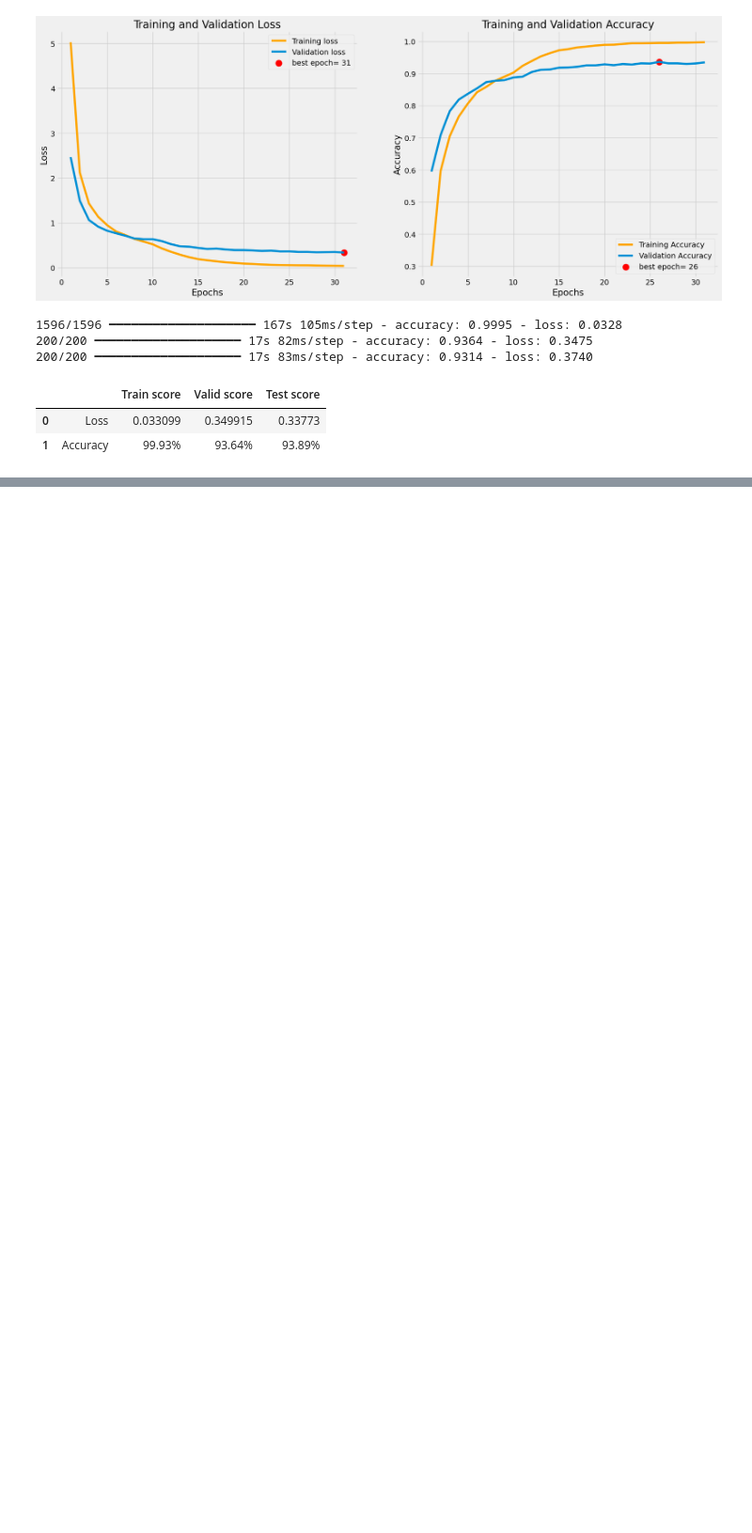
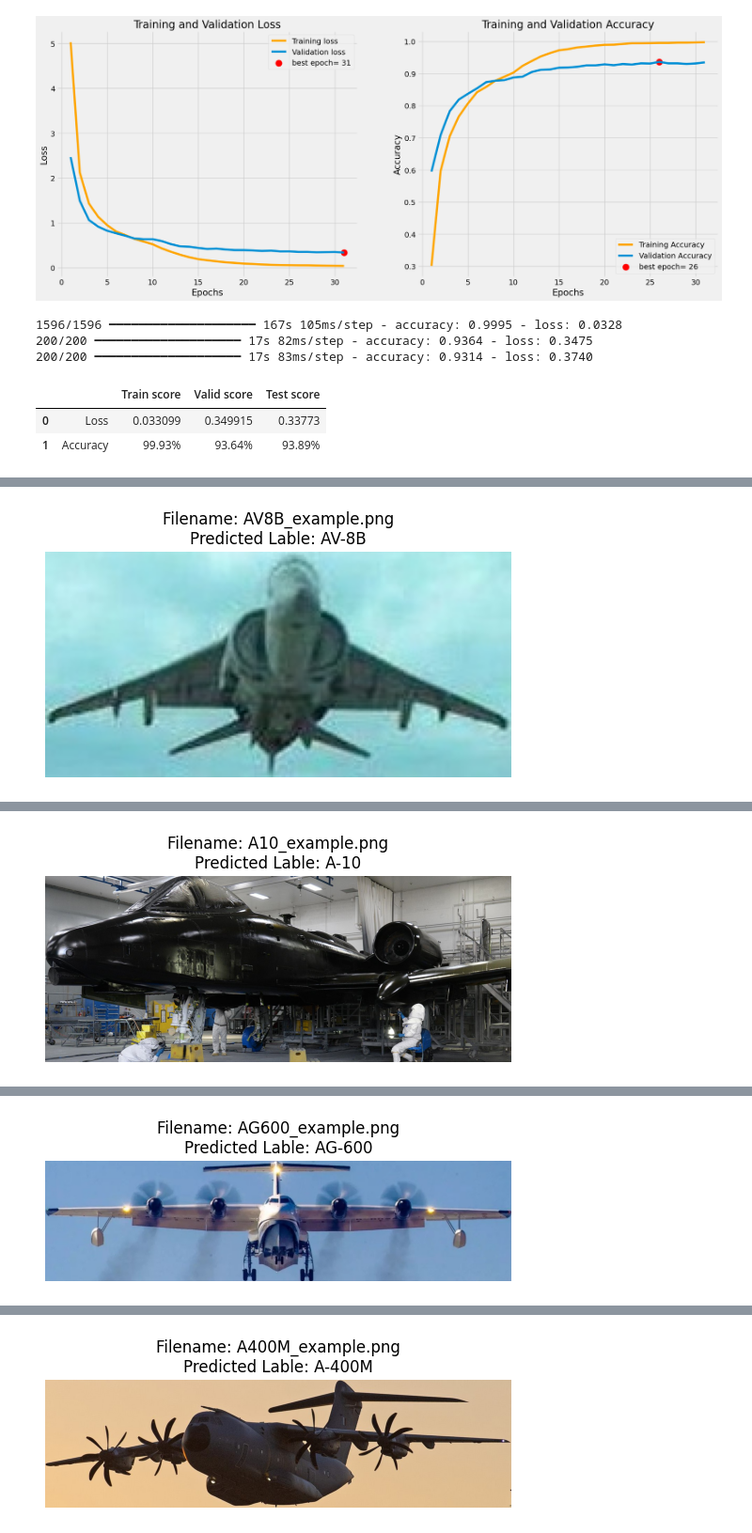
Before and after one commit to XSnelliusX/airplane-classification, a Jupyter notebook: classification/classifier.ipynb, the cells around one changed output, grey strips where cells are left out. Shown at 94% size. Drawn from its saved outputs; the diff is of its cells as text; code cells hidden in the pictures; blank space fills up the shorter version.

```diff
--- a/classification/classifier.ipynb
+++ b/classification/classifier.ipynb
@@ -347,0 +395,32 @@ for i in range(5):
+# %%
+model = load_model('results_efficientnetv2l/best_model.keras')
+
+classes = [
+    "A-10", "A-400M", "AG-600", "AH-64", "AV-8B", "An-124", "An-22", "An-225", "An-72",
+    "B-1", "B-2", "B-21", "B-52", "Be-200", "C-130", "C-17", "C-2", "C-390", "C-5",
+    "CH-47", "CL-415", "E-2", "E-7", "EF-2000", "F-117", "F-14", "F-15", "F-16", "F-22",
+    "F-35", "F-4", "F/A-18", "H-6", "J-10", "J-20", "JAS-39", "JF-17", "JH-7", "KC-135",
+    "KF-21", "KJ-600", "Ka-27", "Ka-52", "MQ-9", "Mi-24", "Mi-26", "Mi-28", "Mig-29",
+    "Mig-31", "Mirage2000", "P-3", "RQ-4", "Rafale", "SR-71", "Su-24", "Su-25", "Su-34",
+    "Su-57", "TB-001", "TB-2", "Tornado", "Tu-160", "Tu-22M", "Tu-95", "U-2", "UH-60",
+    "US-2", "V-22", "Vulcan", "WZ-7", "XB-70", "Y-20", "YF-23", "Z-19"
+]
+
+# Plot predictions from images without lables
+def plot_predictions_for_folder(folder_path, model):
+    for image_name in os.listdir(folder_path):
+        image_path = os.path.join(folder_path, image_name)
+        image = tf.keras.preprocessing.image.load_img(image_path, target_size=(224, 224))
+        image = tf.keras.preprocessing.image.img_to_array(image)
+        image = np.expand_dims(image, axis=0)
+
+        predictions = model.predict(image)
+        predicted_label = np.argmax(predictions)
+
+        plt.imshow(plt.imread(image_path))
+        plt.title(f'Filename: {image_name}\nPredicted Lable: {classes[predicted_label]}')
+        plt.axis('off')
+        plt.show()
+# %%
+plot_predictions_for_folder("./test_images", model)
+# %% [output]
@@ -347,0 +428 @@ for i in range(5):
+[figure, added]
@@ -347,0 +430 @@ for i in range(5):
+[figure, added]
@@ -347,0 +432 @@ for i in range(5):
+[figure, added]
@@ -347,0 +434 @@ for i in range(5):
+[figure, added]
```
Also changed, not shown: parts of 20 cells of this notebook, 7 other files.
